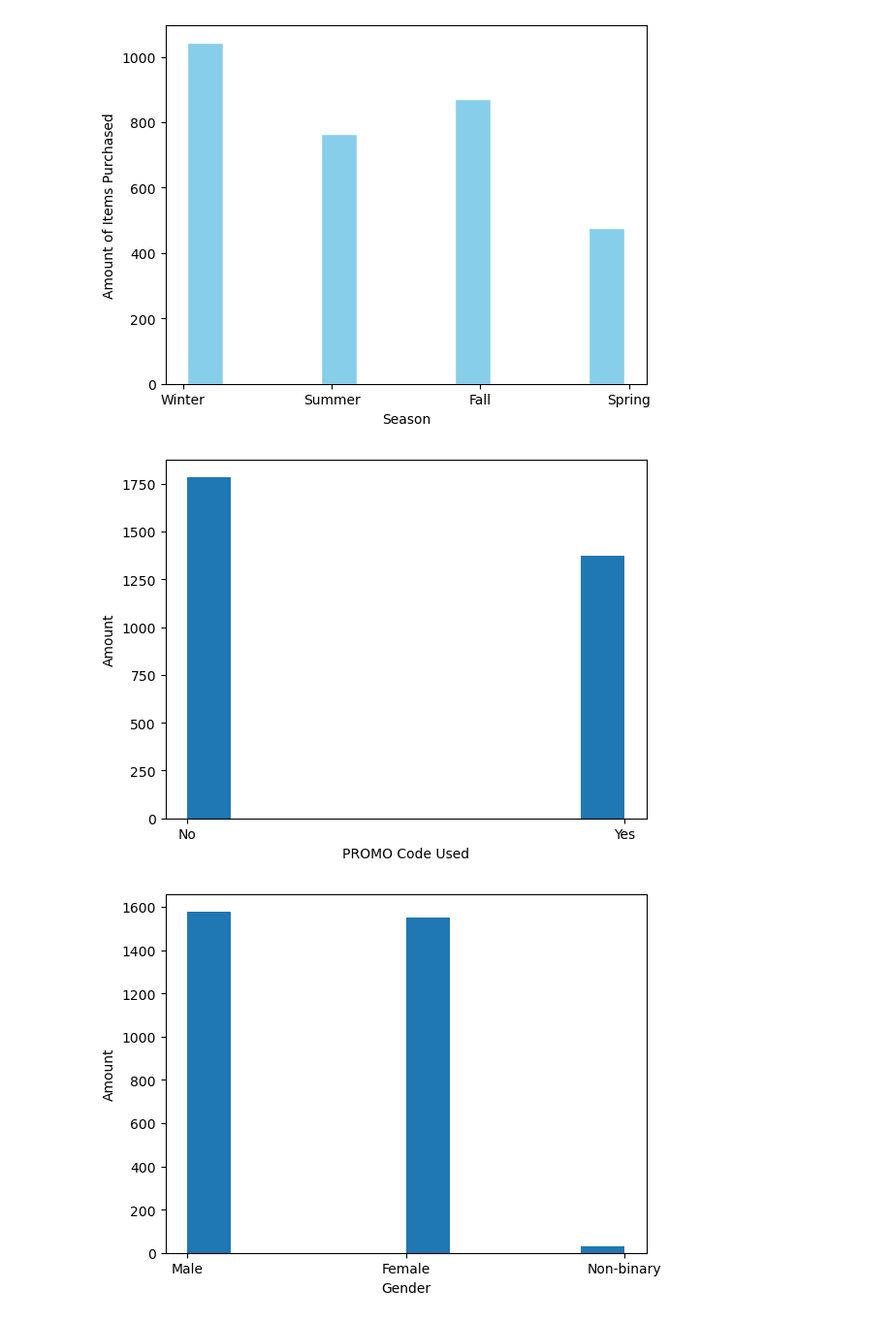
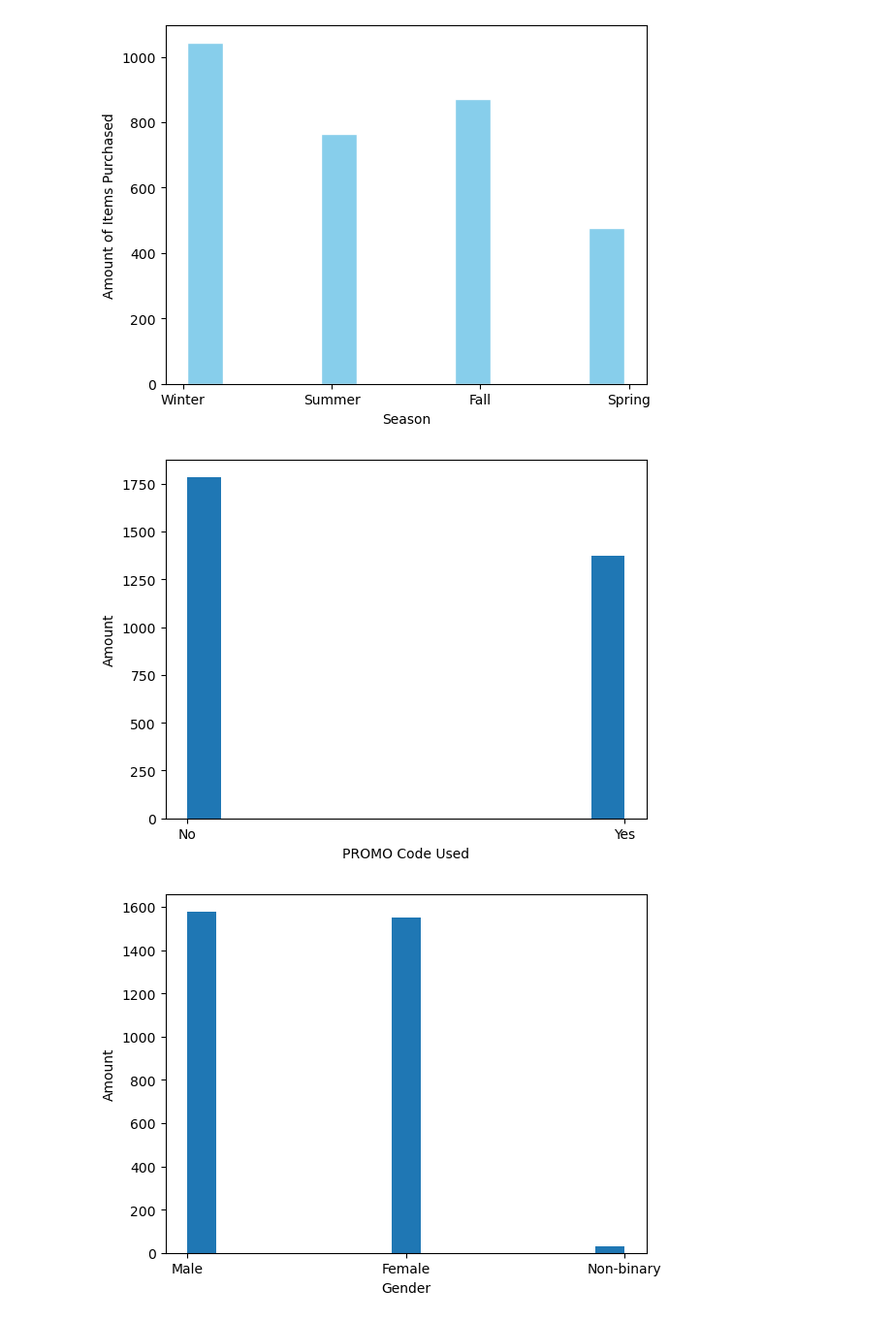
Before and after one commit to snalepa11/shopping-behavior-, a Jupyter notebook: explore.ipynb, the cells around one changed output. Shown at 97% size. Drawn from its saved outputs; the diff is of its cells as text; code cells hidden in the pictures.

```diff
--- a/explore.ipynb
+++ b/explore.ipynb
@@ -78,18 +78,18 @@ plt.show()
 # %% [output]
 [figure]
 # %%
-plt.hist(data['Promo Code Used'])
+plt.hist(data['Promo Code Used'], bins='auto')
 
 plt.xlabel('PROMO Code Used')
 plt.ylabel("Amount")
 plt.show()
 # %% [output]
-[figure, old version]
+[figure, new version]
 # %%
-plt.hist(data['Gender'])
+plt.hist(data['Gender'], bins='auto')
 
 plt.xlabel('Gender')
 plt.ylabel('Amount')
 plt.show()
 # %% [output]
-[figure, old version]
+[figure, new version]
```
Also changed, not shown: parts of 1 cell of this notebook, 1 other file.
